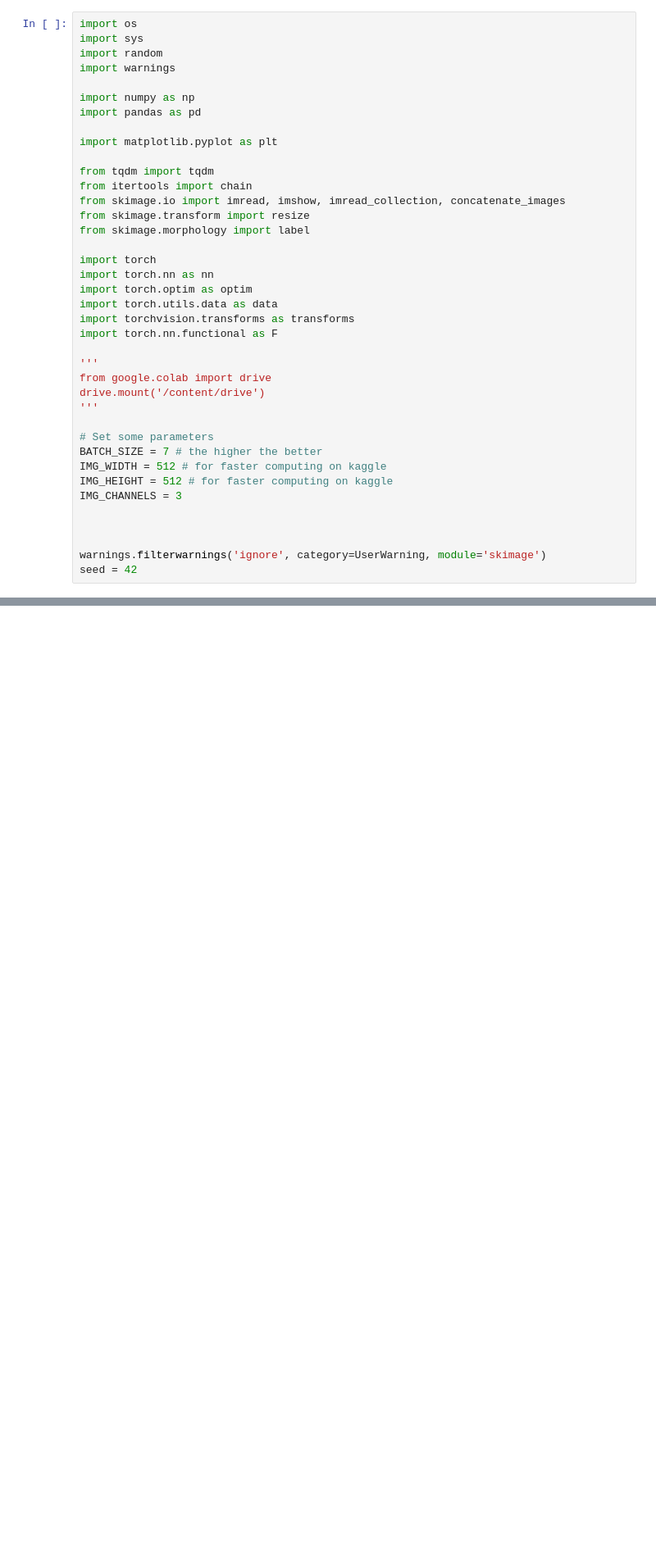
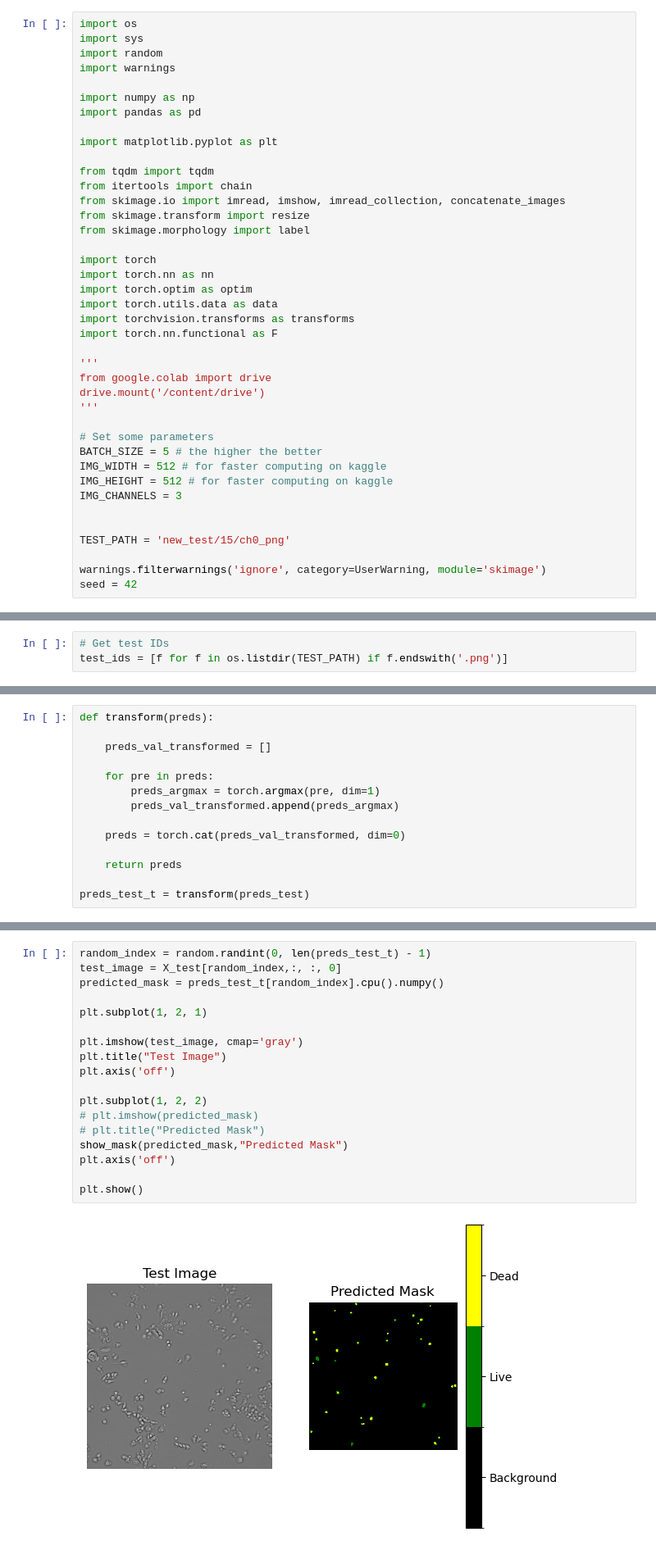
Before and after one commit to Belis0811/Unet, a Jupyter notebook: test.ipynb, the cells around one changed output, grey strips where cells are left out. Shown at 82% size. Saved outputs shown, nothing was run; the diff lists cells and outputs as text; blank space fills up the shorter version.

```diff
--- a/test.ipynb
+++ b/test.ipynb
@@ -28,12 +30,13 @@ drive.mount('/content/drive')
 '''
 
 # Set some parameters
-BATCH_SIZE = 7 # the higher the better
+BATCH_SIZE = 5 # the higher the better
 IMG_WIDTH = 512 # for faster computing on kaggle
 IMG_HEIGHT = 512 # for faster computing on kaggle
 IMG_CHANNELS = 3
 
 
+TEST_PATH = 'new_test/15/ch0_png'
 
 warnings.filterwarnings('ignore', category=UserWarning, module='skimage')
 seed = 42
@@ -39,0 +45,3 @@ seed = 42
+# %%
+# Get test IDs
+test_ids = [f for f in os.listdir(TEST_PATH) if f.endswith('.png')]
@@ -72,3 +260,17 @@ RuntimeError: Dataset not found or incomplete. Please make sure all required fol
+# %%
+def transform(preds):
+
+    preds_val_transformed = []
+
+    for pre in preds:
+        preds_argmax = torch.argmax(pre, dim=1)
+        preds_val_transformed.append(preds_argmax)
+
+    preds = torch.cat(preds_val_transformed, dim=0)
+
+    return preds
+
+preds_test_t = transform(preds_test)
 # %%
 def show_mask(mask, title=None):
     cmap = plt.cm.colors.ListedColormap(['black', 'green', 'yellow'])
@@ -552,0 +287,20 @@ show_mask(predicted_val_mask)
+# %%
+random_index = random.randint(0, len(preds_test_t) - 1)
+test_image = X_test[random_index,:, :, 0]
+predicted_mask = preds_test_t[random_index].cpu().numpy()
+
+plt.subplot(1, 2, 1)
+
+plt.imshow(test_image, cmap='gray')
+plt.title("Test Image")
+plt.axis('off')
+
+plt.subplot(1, 2, 2)
+# plt.imshow(predicted_mask)
+# plt.title("Predicted Mask")
+show_mask(predicted_mask,"Predicted Mask")
+plt.axis('off')
+
+plt.show()
+# %% [output]
+[figure, added]
```
Also changed, not shown: parts of 27 cells of this notebook, 6 other files.
